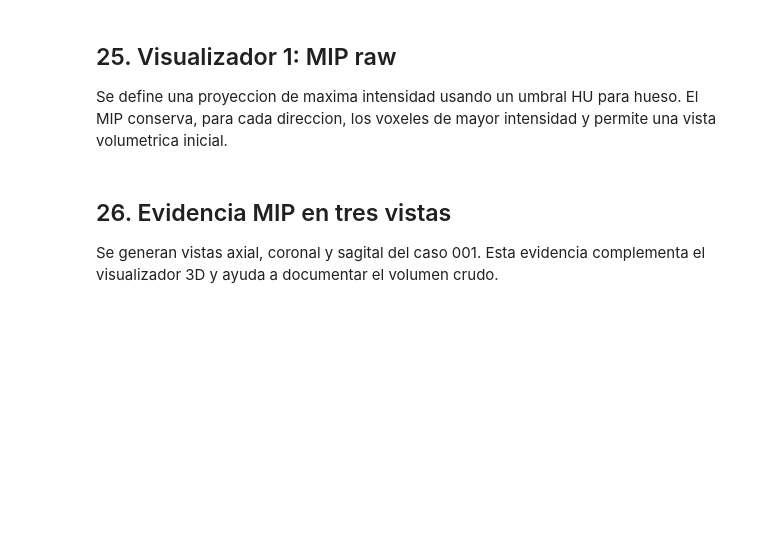
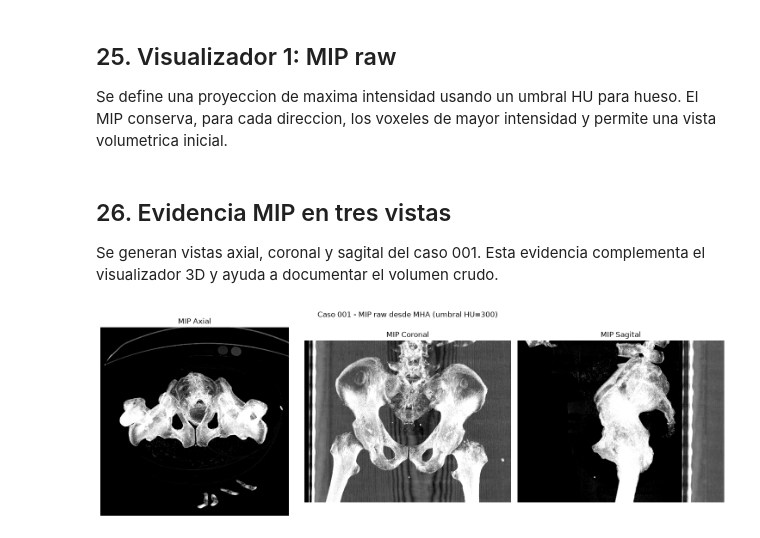
Before and after one commit to anniecorrea/proyecto_analitica_corte2, a Jupyter notebook: entrega1.ipynb, the cells around one changed output. Cells and saved outputs as stored; diff of their text form; code cells hidden in the pictures; blank space fills up the shorter version.

Commit message:
Simplifica pipeline para trabajar solo con MHA

```diff
--- a/entrega1.ipynb
+++ b/entrega1.ipynb
@@ -617,17 +680,13 @@ A partir de aqui se construye la evidencia visual del volumen crudo. La version
 
 Se define una proyeccion de maxima intensidad usando un umbral HU para hueso. El MIP conserva, para cada direccion, los voxeles de mayor intensidad y permite una vista volumetrica inicial.
 # %%
-def compute_mip(volume, hu_threshold=300, axis=2):
-    """
-    Proyección de máxima intensidad, mostrando solo hueso (HU > umbral).
-    axis=2 -> proyección axial (mirando desde arriba/abajo, eje Z con nibabel)
-    axis=1 -> proyección coronal (mirando de frente)
-    axis=0 -> proyección sagital (mirando de lado)
+def compute_mip(volume, hu_threshold=300, axis=0):
+    """Proyeccion de maxima intensidad sobre el volumen MHA (z, y, x).
+
+    axis=0: axial; axis=1: coronal; axis=2: sagital.
     """
     bone_only = np.where(volume > hu_threshold, volume, 0)
-
-    mip = np.max(bone_only, axis=axis)
-    return mip
+    return np.max(bone_only, axis=axis)
 # %% [markdown]
 ## 26. Evidencia MIP en tres vistas
 
@@ -635,25 +694,27 @@ Se generan vistas axial, coronal y sagital del caso 001. Esta evidencia compleme
 # %%
 fig, axes = plt.subplots(1, 3, figsize=(15, 5))
 
-mip_axial = compute_mip(volume, hu_threshold=300, axis=2)
+# El volumen cargado con SimpleITK usa orden (z, y, x)
+mip_axial = compute_mip(volume, hu_threshold=300, axis=0)
 mip_coronal = compute_mip(volume, hu_threshold=300, axis=1)
-mip_sagital = compute_mip(volume, hu_threshold=300, axis=0)
+mip_sagital = compute_mip(volume, hu_threshold=300, axis=2)
 
-# vmax limitado al rango típico de hueso, NO al máximo real del volumen (que incluye metal)
 vmax_hueso = 1500
 
-axes[0].imshow(mip_axial.T, cmap="gray", origin="lower", vmin=300, vmax=vmax_hueso)
+axes[0].imshow(mip_axial, cmap="gray", origin="lower", vmin=300, vmax=vmax_hueso)
 axes[0].set_title("MIP Axial")
 axes[0].axis("off")
 
-axes[1].imshow(mip_coronal.T, cmap="gray", origin="lower", vmin=300, vmax=vmax_hueso)
+axes[1].imshow(mip_coronal, cmap="gray", origin="lower", vmin=300, vmax=vmax_hueso)
 axes[1].set_title("MIP Coronal")
 axes[1].axis("off")
 
-axes[2].imshow(mip_sagital.T, cmap="gray", origin="lower", vmin=300, vmax=vmax_hueso)
+axes[2].imshow(mip_sagital, cmap="gray", origin="lower", vmin=300, vmax=vmax_hueso)
 axes[2].set_title("MIP Sagital")
 axes[2].axis("off")
 
-plt.suptitle(f"Caso {case_id} — MIP raw (umbral HU=300, vmax={vmax_hueso})")
+plt.suptitle(f"Caso {case_id} - MIP raw desde MHA (umbral HU=300)")
 plt.tight_layout()
 plt.show()
+# %% [output]
+[figure, added]
```
Also changed, not shown: parts of 30 cells of this notebook, 5 other files.
